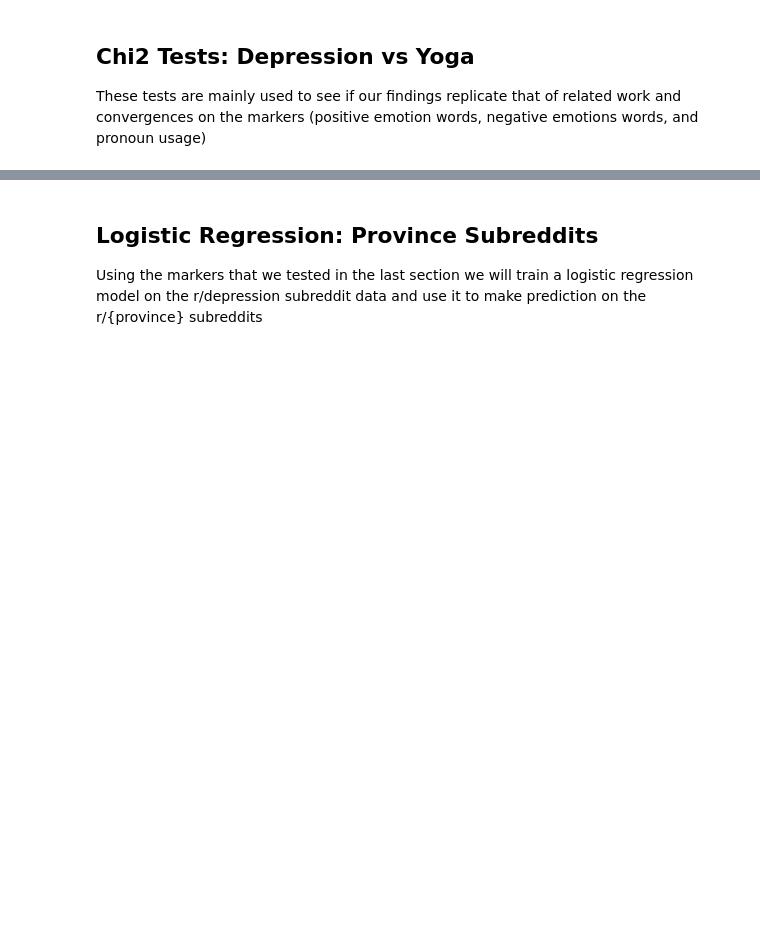
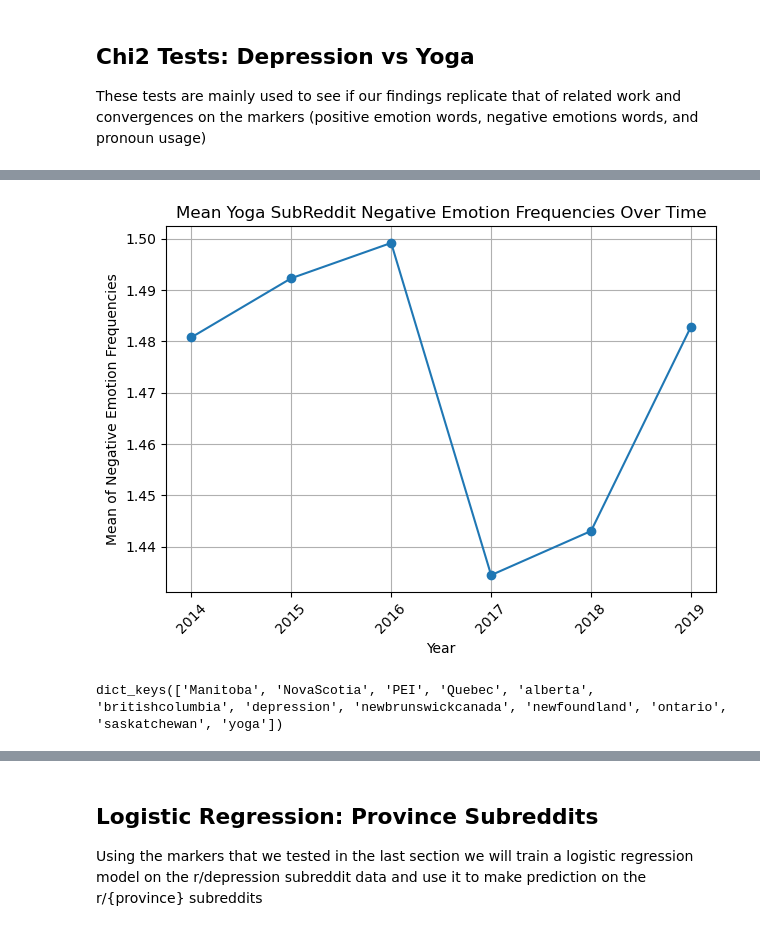
Before and after one commit to rue-glitch/COG403_Final_Project, a Jupyter notebook: liwc_analysis.ipynb, the cells around one changed output, grey strips where cells are left out. Cells and saved outputs as stored; diff of their text form; code cells hidden in the pictures; blank space fills up the shorter version.

Commit message:
Update liwc analysis

```diff
--- a/liwc_analysis.ipynb
+++ b/liwc_analysis.ipynb
@@ -15,7 +15,5 @@ pd.options.display.max_rows = 10
 ## Data Import & Parsing
 Importing the LIWC Processed data files across the years and concat them into 1 file.
 # %%
-df1 = pd.read_csv('liwc_Data\RC_2014_18_counts_liwc.csv')
-df2 = pd.read_csv('liwc_Data\RC_2019_counts_liwc.csv')
-
-df = pd.concat([df1, df2])
+df1 = pd.read_csv('liwc_data\RC_2014_18_counts_liwc.csv')
+df2 = pd.read_csv('liwc_data\RC_2019_counts_liwc.csv')
@@ -29,15 +27,16 @@ column_mapping = {'A': 'parent_id',
                   'B': 'author',
                   'C': 'subreddit',
                   'D': 'created_utc',
-                  'E': 'controversiality',
                   'F': 'subreddit_id',
-                  'G': 'distinguished',
                   'H': 'id',
-                  'I': 'removal',
                   'J': 'utterance'}
 
 # Rename columns using the dictionary
 df.rename(columns=column_mapping, inplace=True)
+
+# Select the necessary columns
+df = df[['parent_id', 'author', 'subreddit', 'created_utc', 'subreddit_id', 'id', 'utterance',
+         'i', 'ppron', 'we', 'Tone', 'posemo', 'negemo']]
 # %%
 # Group the DataFrame by province
 grouped = df.groupby('subreddit')
@@ -292,24 +270,27 @@ plt.show()
 # %%
 df = subreddit_dfs['yoga']
 # Convert UTC timestamp to pandas datetime object
 df['created_utc'] = pd.to_datetime(df['created_utc'], unit='s')
 
 # Extract the year from the timestamp
 df['year'] = df['created_utc'].dt.year
 
 # Group by year and calculate the mean score
-mean_scores_by_year = df.groupby('year')['posemo'].mean()
+mean_scores_by_year = df.groupby('year')['negemo'].mean()
 
 # Create a line plot to visualize mean scores across the years
 mean_scores_by_year.plot(kind='line', marker='o', linestyle='-')
 plt.title('Mean Yoga SubReddit Negative Emotion Frequencies Over Time')
 plt.xlabel('Year')
 plt.ylabel('Mean of Negative Emotion Frequencies')
 plt.grid(True)
 plt.xticks(rotation=45)
 plt.tight_layout()
 plt.show()
 print(subreddit_dfs.keys())
+# %% [output]
+[figure, added]
+dict_keys(['Manitoba', 'NovaScotia', 'PEI', 'Quebec', 'alberta', 'britishcolumbia', 'depression', 'newbrunswickcanada', 'newfoundland', 'ontario', 'saskatchewan', 'yoga'])
 # %%
 provinces = {'Manitoba': 'Manitoba', 'NovaScotia': 'Nova Scotia', 'PEI': 'Prince Edward Islands', 'Quebec': 'Quebec', 'alberta': 'Alberta', 'britishcolumbia': 'British Columbia','newbrunswickcanada': 'New Brunswick', 'newfoundland': 'New Foundland', 'ontario': 'Ontario', 'saskatchewan': 'Saskatchewan'}
 frequencies = {'i': '1st Person Singular Pronoun Frequencies', 'posemo': 'Positive Emotion Frequencies','negemo':'Negative Emotion Frequencies'}
```
Also changed, not shown: parts of 19 cells of this notebook.
